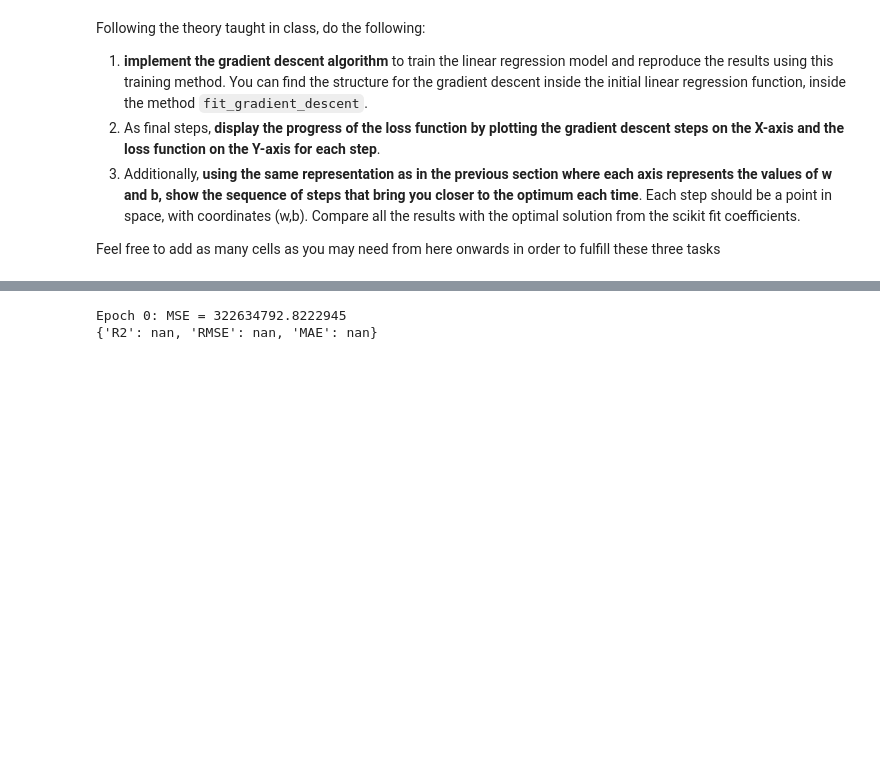
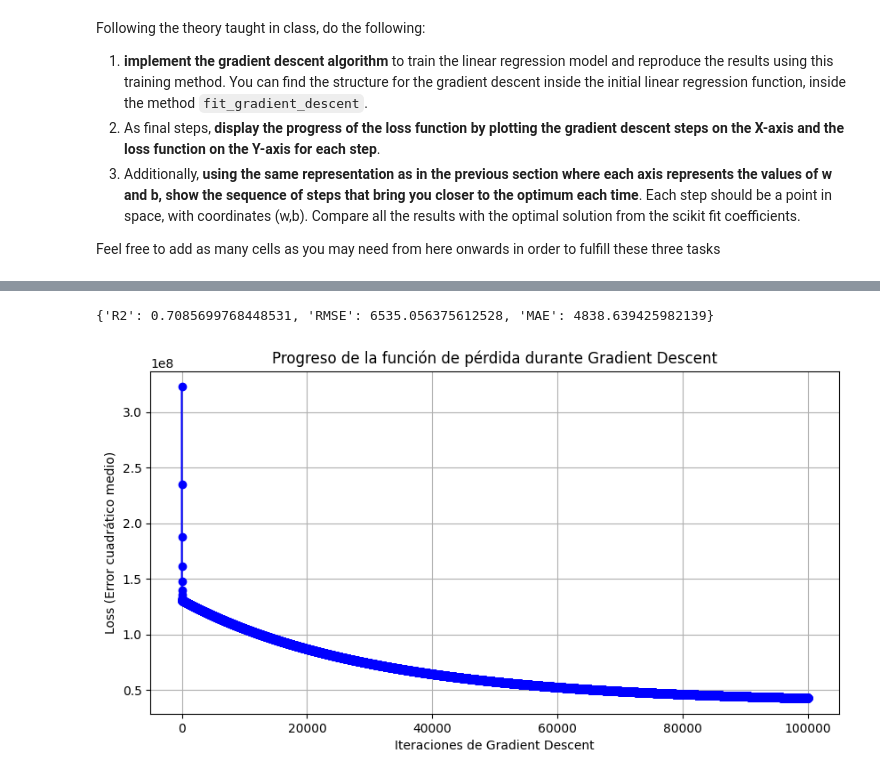
Before and after one commit to ICAI-IMAT-ML/p2-4-beajimeenez, a Jupyter notebook: notebook/Lab_2_4_LR2.ipynb, the cells around one changed output, grey strips where cells are left out. Saved outputs shown, nothing was run; the diff lists cells and outputs as text; code cells hidden in the pictures; blank space fills up the shorter version.

```diff
--- a/notebook/Lab_2_4_LR2.ipynb
+++ b/notebook/Lab_2_4_LR2.ipynb
@@ -452,12 +474,19 @@ X_encoded = X_encoded.astype(float)                                  # Watch out
 # %%
-# cambiamso esta parte, en la que ponemos el gradient como método para fittear los coeficientes y el modelo.
-model = LinearRegressor()
-model.fit(X_encoded, y, method="gradient_descent")
-
 # Predict and evaluate
-y_pred = model.predict(X_encoded)
+y_pred = model_2.predict(X_encoded)
 evaluation_metrics = evaluate_regression(y, y_pred)
 print(evaluation_metrics)
 # %% [output]
-Epoch 0: MSE = 322634792.8222945
-{'R2': nan, 'RMSE': nan, 'MAE': nan}
+{'R2': 0.7085699768448531, 'RMSE': 6535.056375612528, 'MAE': 4838.639425982139}
+# %%
+# PASO 2 -> Graficamos cómo va cambiando las pérdidas en las iteraciones:
+
+plt.figure(figsize=(10, 5))
+plt.plot(range(len(losses)), losses, marker='o', linestyle='-', color='b')
+plt.xlabel("Iteraciones de Gradient Descent")
+plt.ylabel("Loss (Error cuadrático medio)")
+plt.title("Progreso de la función de pérdida durante Gradient Descent")
+plt.grid(True)
+plt.show()
+# %% [output]
+[figure, added]
```
Also changed, not shown: parts of 18 cells of this notebook, 1 other file.
